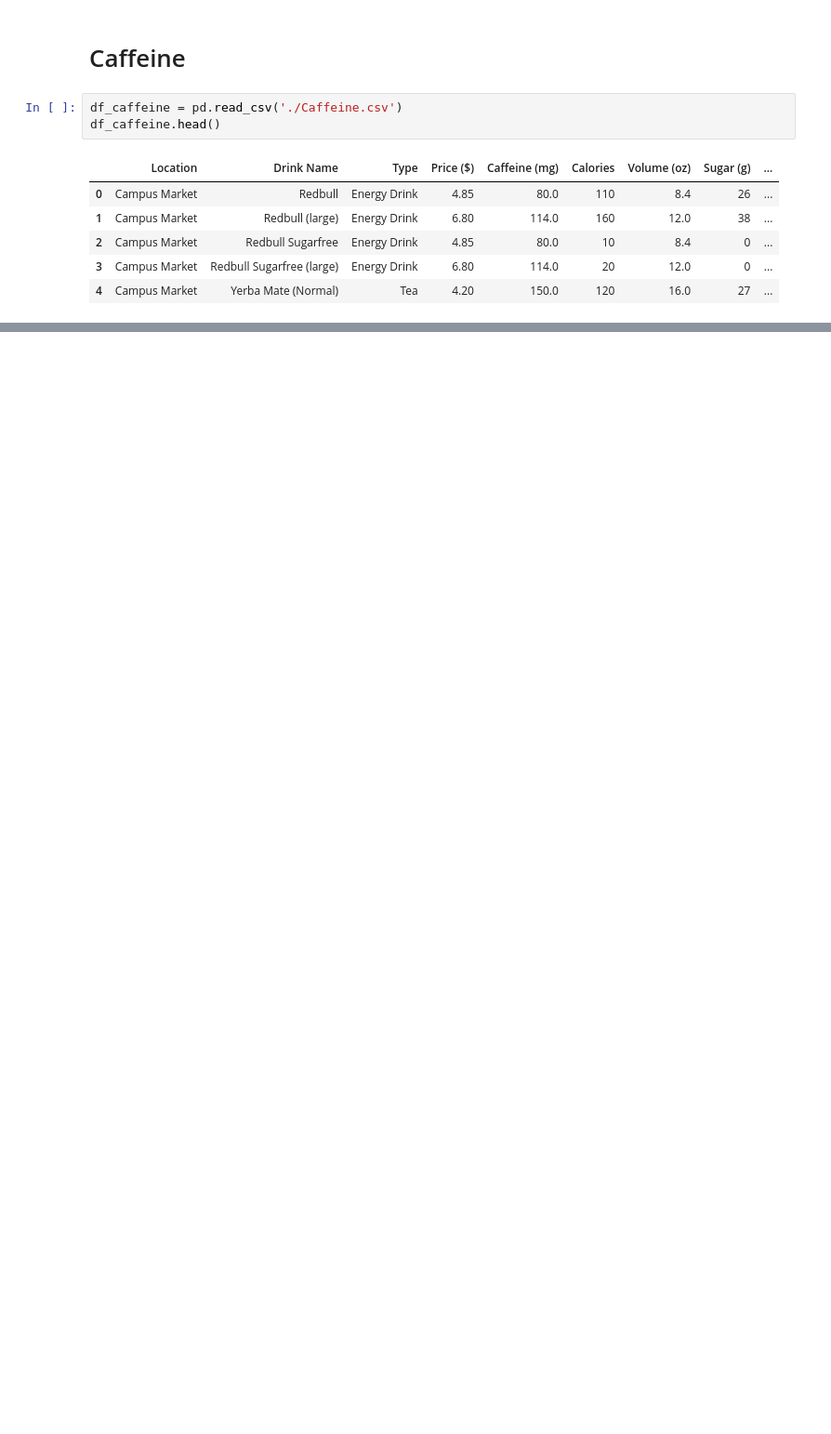
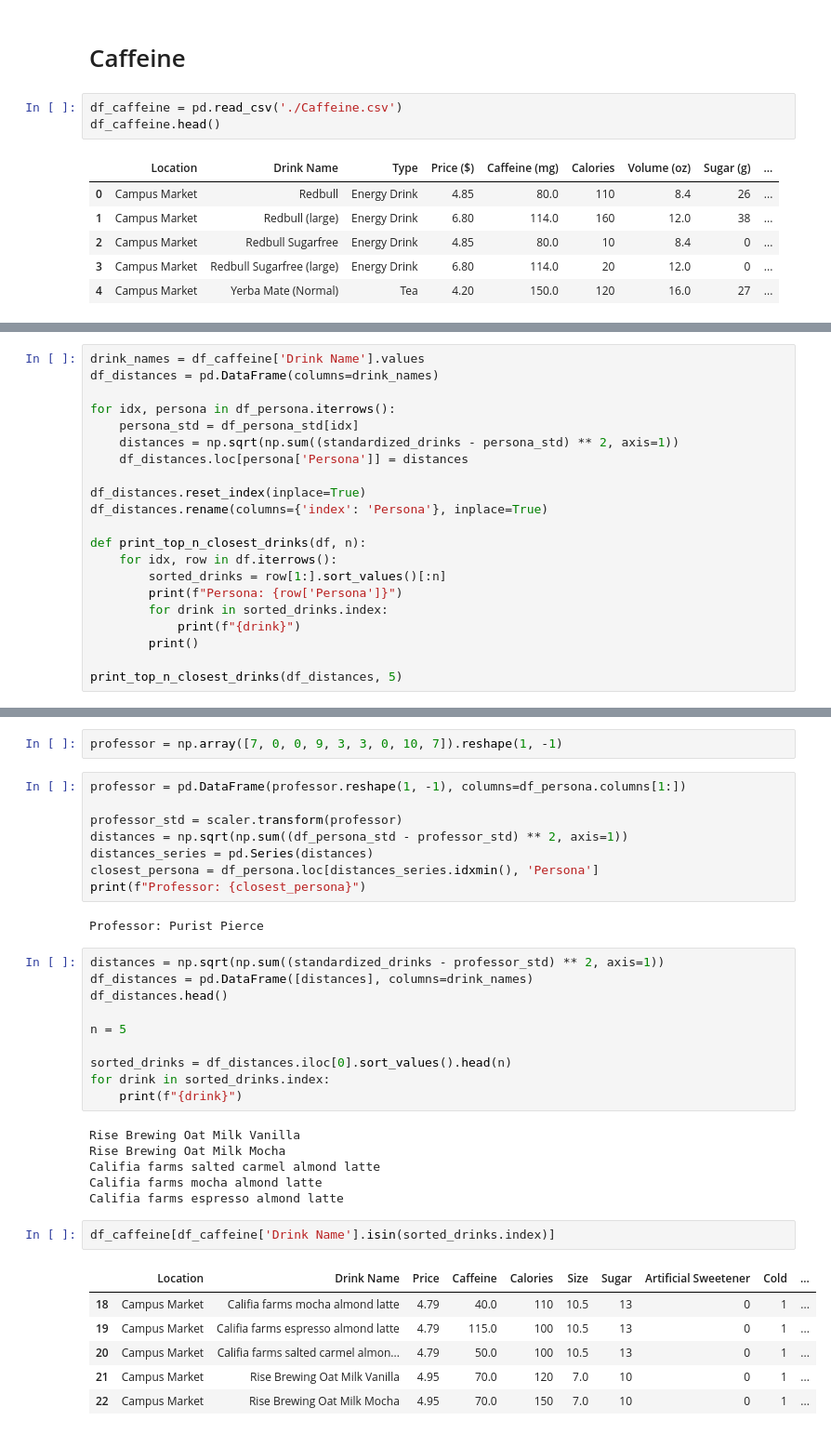
Before and after one commit to nallen19/CaffeineVisualization, a Jupyter notebook: Personas.ipynb, the cells around one changed output, grey strips where cells are left out. Shown at 93% size. Drawn from its saved outputs; the diff is of its cells as text; blank space fills up the shorter version.

```diff
--- a/Personas.ipynb
+++ b/Personas.ipynb
@@ -136,0 +225,21 @@ Name: count, dtype: int64
+# %%
+drink_names = df_caffeine['Drink Name'].values
+df_distances = pd.DataFrame(columns=drink_names)
+
+for idx, persona in df_persona.iterrows():
+    persona_std = df_persona_std[idx]
+    distances = np.sqrt(np.sum((standardized_drinks - persona_std) ** 2, axis=1))
+    df_distances.loc[persona['Persona']] = distances
+
+df_distances.reset_index(inplace=True)
+df_distances.rename(columns={'index': 'Persona'}, inplace=True)
+
+def print_top_n_closest_drinks(df, n):
+    for idx, row in df.iterrows():
+        sorted_drinks = row[1:].sort_values()[:n]
+        print(f"Persona: {row['Persona']}")
+        for drink in sorted_drinks.index:
+            print(f"{drink}")
+        print()
+
+print_top_n_closest_drinks(df_distances, 5)
@@ -136,0 +370,37 @@ Name: count, dtype: int64
+# %%
+professor = np.array([7, 0, 0, 9, 3, 3, 0, 10, 7]).reshape(1, -1)
+# %%
+professor = pd.DataFrame(professor.reshape(1, -1), columns=df_persona.columns[1:])
+
+professor_std = scaler.transform(professor)
+distances = np.sqrt(np.sum((df_persona_std - professor_std) ** 2, axis=1))
+distances_series = pd.Series(distances)
+closest_persona = df_persona.loc[distances_series.idxmin(), 'Persona']
+print(f"Professor: {closest_persona}")
+# %% [output]
+Professor: Purist Pierce
+# %%
+distances = np.sqrt(np.sum((standardized_drinks - professor_std) ** 2, axis=1))
+df_distances = pd.DataFrame([distances], columns=drink_names)
+df_distances.head()
+
+n = 5
+
+sorted_drinks = df_distances.iloc[0].sort_values().head(n)
+for drink in sorted_drinks.index:
+    print(f"{drink}")
+# %% [output]
+Rise Brewing Oat Milk Vanilla
+Rise Brewing Oat Milk Mocha
+Califia farms salted carmel almond latte
+Califia farms mocha almond latte
+Califia farms espresso almond latte
+# %%
+df_caffeine[df_caffeine['Drink Name'].isin(sorted_drinks.index)]
+# %% [output]
+|  | Location | Drink Name | Price | Caffeine | Calories | Size | Sugar | Artificial Sweetener | Cold | ... |
+| 18 | Campus Market | Califia farms mocha almond latte | 4.79 | 40.0 | 110 | 10.5 | 13 | 0 | 1 | ... |
+| 19 | Campus Market | Califia farms espresso almond latte | 4.79 | 115.0 | 100 | 10.5 | 13 | 0 | 1 | ... |
+| 20 | Campus Market | Califia farms salted carmel almon... | 4.79 | 50.0 | 100 | 10.5 | 13 | 0 | 1 | ... |
+| 21 | Campus Market | Rise Brewing Oat Milk Vanilla | 4.95 | 70.0 | 120 | 7.0 | 10 | 0 | 1 | ... |
+| 22 | Campus Market | Rise Brewing Oat Milk Mocha | 4.95 | 70.0 | 150 | 7.0 | 10 | 0 | 1 | ... |
```
Also changed, not shown: parts of 17 cells of this notebook, 1 other file.
